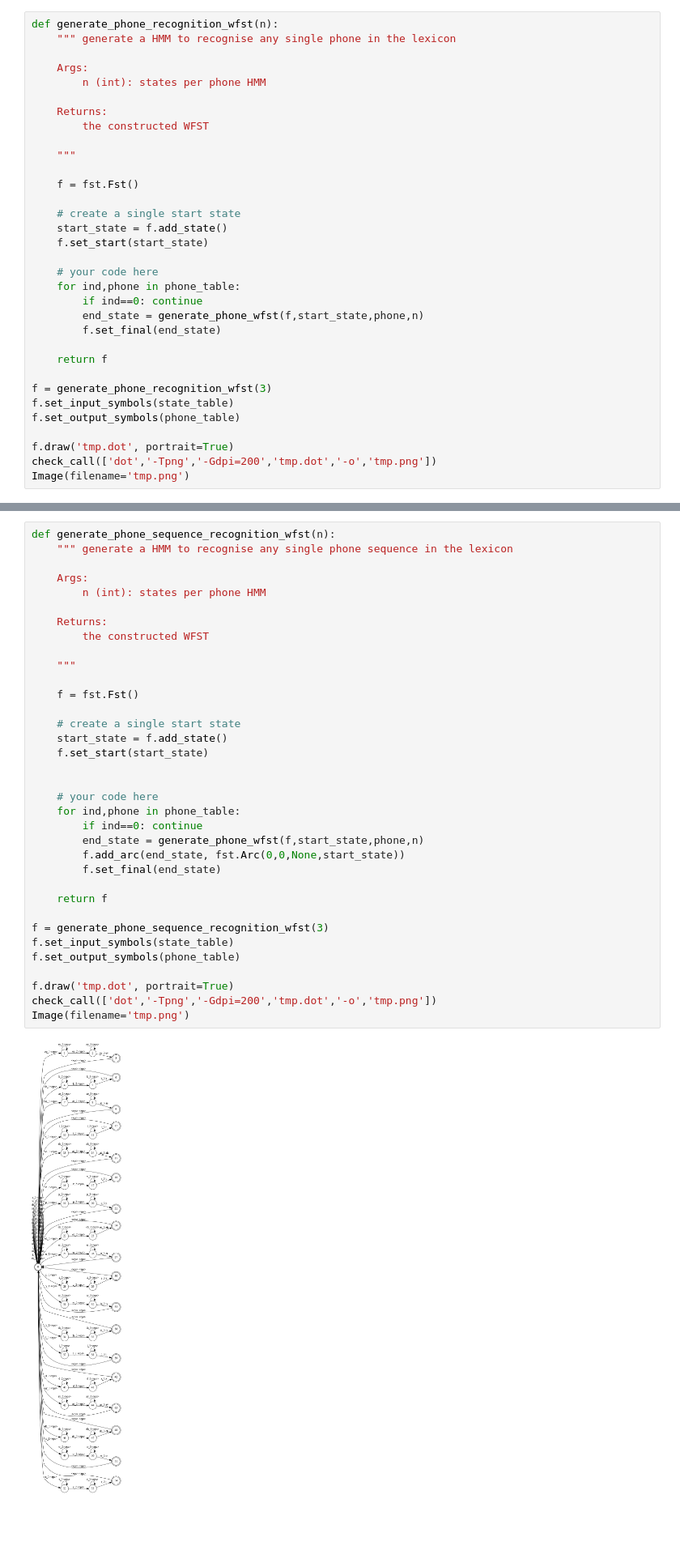
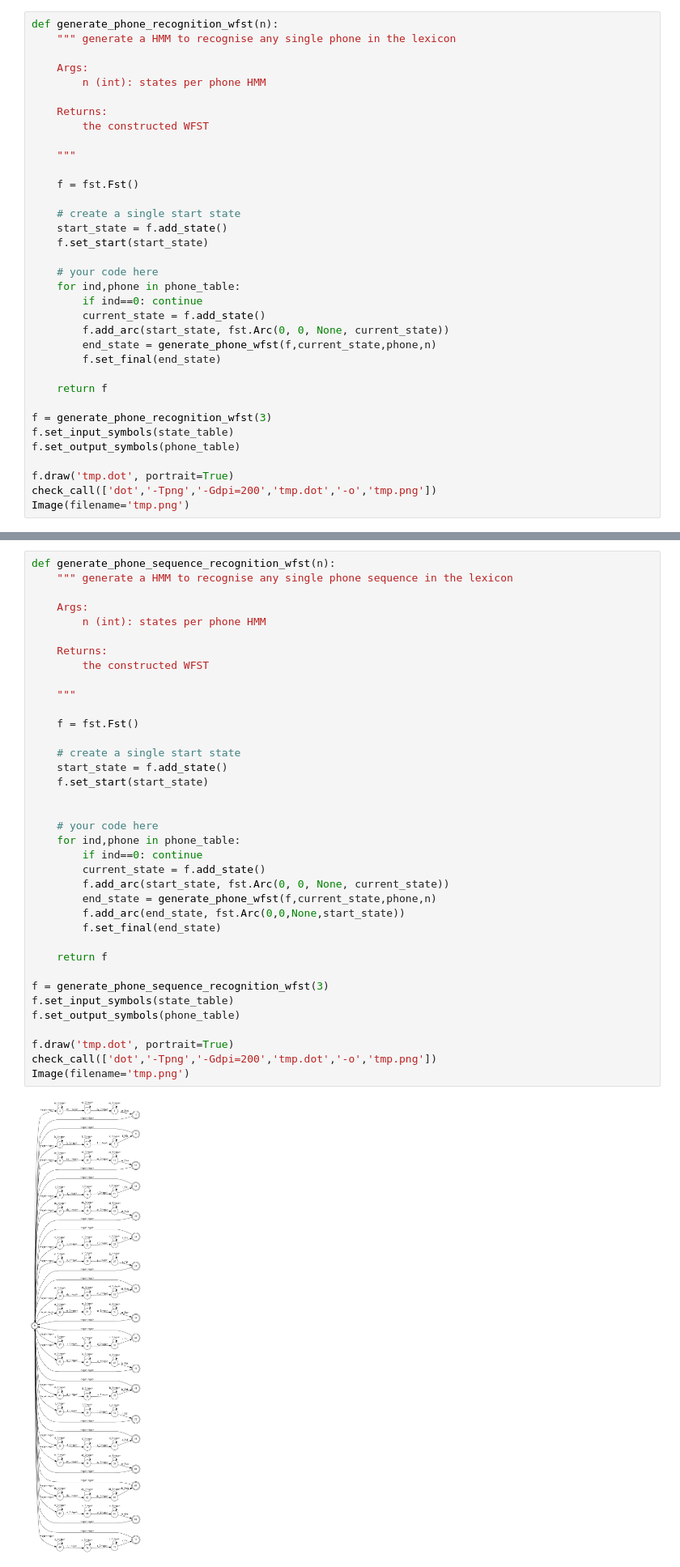
Before and after one commit to jooeun9199/INFR11033, a Jupyter notebook: asr_lab1.ipynb, the cells around one changed output, grey strips where cells are left out. Shown at 81% size. Saved outputs shown, nothing was run; the diff lists cells and outputs as text; blank space fills up the shorter version.

```diff
--- a/asr_lab1.ipynb
+++ b/asr_lab1.ipynb
@@ -367,7 +360,9 @@ def generate_phone_recognition_wfst(n):
     # your code here
     for ind,phone in phone_table:
         if ind==0: continue
-        end_state = generate_phone_wfst(f,start_state,phone,n)
+        current_state = f.add_state()
+        f.add_arc(start_state, fst.Arc(0, 0, None, current_state))
+        end_state = generate_phone_wfst(f,current_state,phone,n)
         f.set_final(end_state)
 
     return f
@@ -392,35 +387,37 @@ def generate_phone_sequence_recognition_wfst(n):
         n (int): states per phone HMM
 
     Returns:
         the constructed WFST
 
     """
 
     f = fst.Fst()
 
     # create a single start state
     start_state = f.add_state()
     f.set_start(start_state)
 
 
     # your code here
     for ind,phone in phone_table:
         if ind==0: continue
-        end_state = generate_phone_wfst(f,start_state,phone,n)
+        current_state = f.add_state()
+        f.add_arc(start_state, fst.Arc(0, 0, None, current_state))
+        end_state = generate_phone_wfst(f,current_state,phone,n)
         f.add_arc(end_state, fst.Arc(0,0,None,start_state))
         f.set_final(end_state)
 
     return f
 
 f = generate_phone_sequence_recognition_wfst(3)
 f.set_input_symbols(state_table)
 f.set_output_symbols(phone_table)
 
 f.draw('tmp.dot', portrait=True)
 check_call(['dot','-Tpng','-Gdpi=200','tmp.dot','-o','tmp.png'])
 Image(filename='tmp.png')
 # %% [output]
-[figure, old version]
+[figure, new version]
 # %%
 # Write to a file for autograding
 f.write('phone_sequence_recognition_wfst.fst')
```
Also changed, not shown: parts of 11 cells of this notebook, 7 other files.
